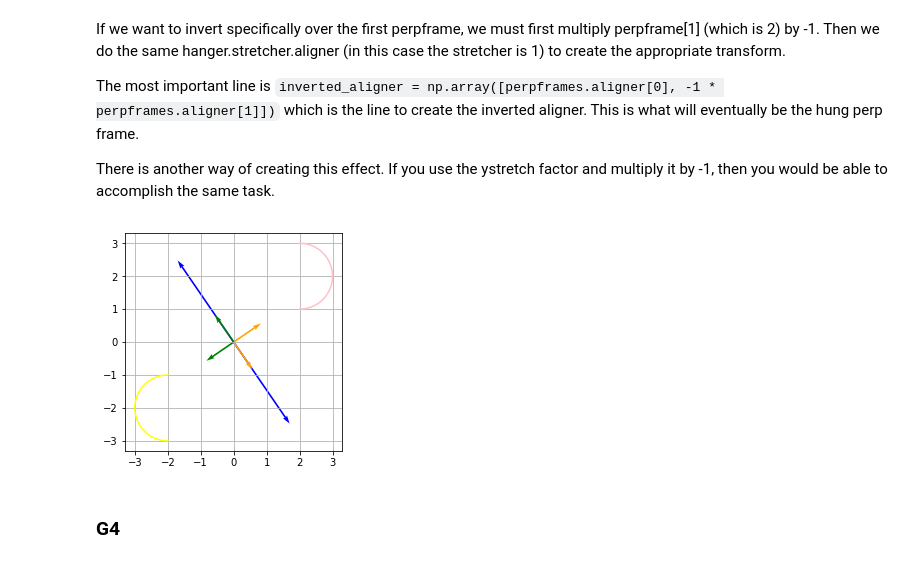
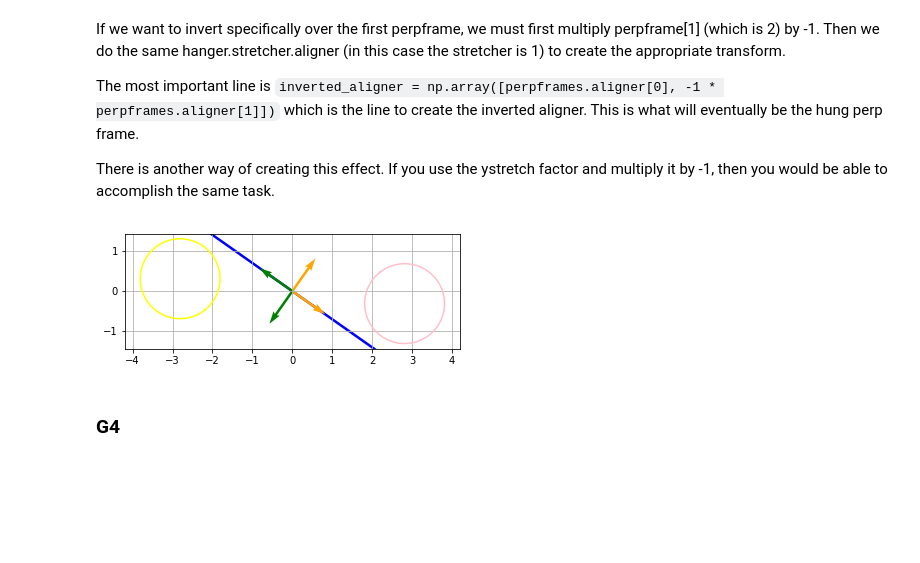
Before and after one commit to andorsk/linear_algebra, a Jupyter notebook: Lesson3.1.2.ipynb, the cells around one changed output. Drawn from its saved outputs; the diff is of its cells as text; code cells hidden in the pictures; blank space fills up the shorter version.

Commit message:
adjusted the matrix transforms

```diff
--- a/Lesson3.1.2.ipynb
+++ b/Lesson3.1.2.ipynb
@@ -3,16 +3,27 @@
 Here's a curve shown together with a perpendicular frame: Your job to use the matrix maker ingredients to come up with a matrix A that picks up the curve and flips it over the plotted line to get its mirror image with respect to the plotted line.
 Plot to confirm
 # %%
+import numpy as np
+import scipy as scp
+import matplotlib.pyplot as plt
+import math
+from matrixoperations import *
+
+
+s = Helper.generateRandomBetween(-10,10)
+perpframes = PerpFrames(s)
+s = Helper.generateRandomBetween(-1.5,1.5)
+perpframes2 = PerpFrames(s)
+pa = -1 * perpframes.aligner
+#get stretcher matrix
+stretcher = Stretcher()
+stretcher.setXYStretch(1, 1)
+stretchMat = stretcher.getStretchMatrix()
+
 ax = plt.gca()
 #setup
 
-x = np.linspace(0, math.pi, 1000)
-
-circle = []
-for val in x:
-    point = ShapeGenerator.generateCircle(val, xorigin = 2, yorigin = 2)
-    circle.append(point)
-line = np.array(circle).transpose()
+circle = ShapeGenerator.generateCircle(xorigin = 2, yorigin = 2)
 
 Helper.drawVector(ax, 3 * perpframes.aligner[0,0], 3 * perpframes.aligner[0,1], 'blue')
 Helper.drawVector(ax, - 3 * perpframes.aligner[0,0],-3* perpframes.aligner[0,1], 'blue')
@@ -23,7 +34,7 @@ Helper.drawVector(ax, perpframes.aligner[1,0], perpframes.aligner[1,1], 'orange'
 Helper.drawVector(ax, pa[0,0], pa[0,1], 'green')
 Helper.drawVector(ax, pa[1,0], pa[1,1], 'green')
 
-plt.plot(line[0,], line[1,],  color = 'pink')
+plt.plot(circle[0,], circle[1,],  color = 'pink')
 
 hanger = perpframes.hanger
 inverted_aligner = np.array([perpframes.aligner[0], -1 * perpframes.aligner[1]])
@@ -32,7 +43,7 @@ inverted_aligner = np.array([perpframes.aligner[0], -1 * perpframes.aligner[1]])
 hanger = inverted_aligner.transpose()
 A = hanger.dot(stretchMat.dot(perpframes.aligner))
 
-line = A.dot(line)
+line = A.dot(circle)
 plt.plot(line[0,], line[1,],  color = 'red')
 plt.draw()
 
@@ -74,43 +87,35 @@ lim = 0
 if(max(plt.ylim() > max(plt.xlim()))):
 	lim = max(plt.ylim())
 
-x = np.linspace(0, math.pi, 1000)
-
-
-circle = []
-for val in x:
-    point = ShapeGenerator.generateCircle(val, xorigin = 2, yorigin = 2)
-    circle.append(point)
-line = np.array(circle).transpose()
-
+circle = ShapeGenerator.generateCircle(xorigin = 2, yorigin = 2)
 
 # drawVector(ax, 0, 1, 'orange')
 Helper.drawVector(ax, 3 * perpframes.aligner[0,0], 3 * perpframes.aligner[0,1], 'blue')
 Helper.drawVector(ax, - 3 * perpframes.aligner[0,0],-3* perpframes.aligner[0,1], 'blue')
 
 Helper.drawVector(ax, perpframes.aligner[0,0], perpframes.aligner[0,1], 'orange')
 Helper.drawVector(ax, perpframes.aligner[1,0], perpframes.aligner[1,1], 'orange')
 
 # create an inverted perp frame
 pa = -1 * perpframes.aligner
 Helper.drawVector(ax, pa[0,0], pa[0,1], 'green')
 Helper.drawVector(ax, pa[1,0], pa[1,1], 'green')
 
 plt.plot(line[0,], line[1,],  color = 'pink')
 
 A = perpframes.aligner.dot(stretchMat.dot(pa.transpose()))
 line = A.dot(line)
 plt.plot(line[0,], line[1,],  color = 'yellow')
 
 plt.draw()
 
 ax.set_aspect('equal')
 ax.grid(True, which='both')
 #show the graph
 
 plt.show()
 # %% [output]
-[figure, old version]
+[figure, new version]
 # %% [markdown]
 ### G4
 # %% [markdown]
```
Also changed, not shown: parts of 2 cells of this notebook, 1 other file.
